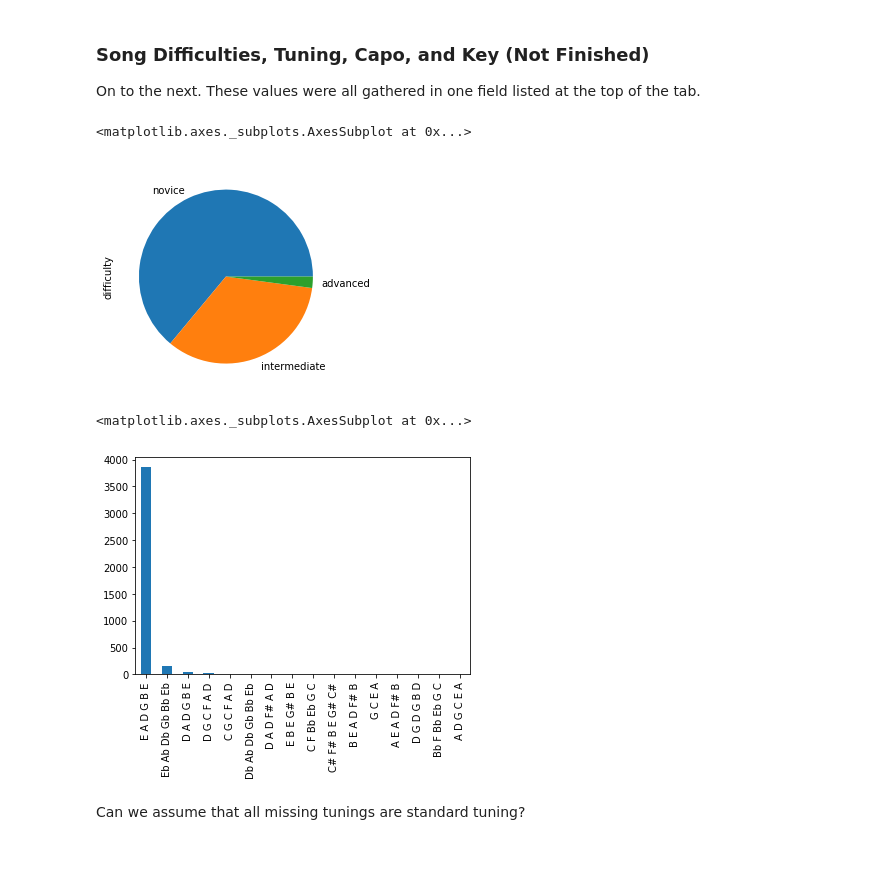
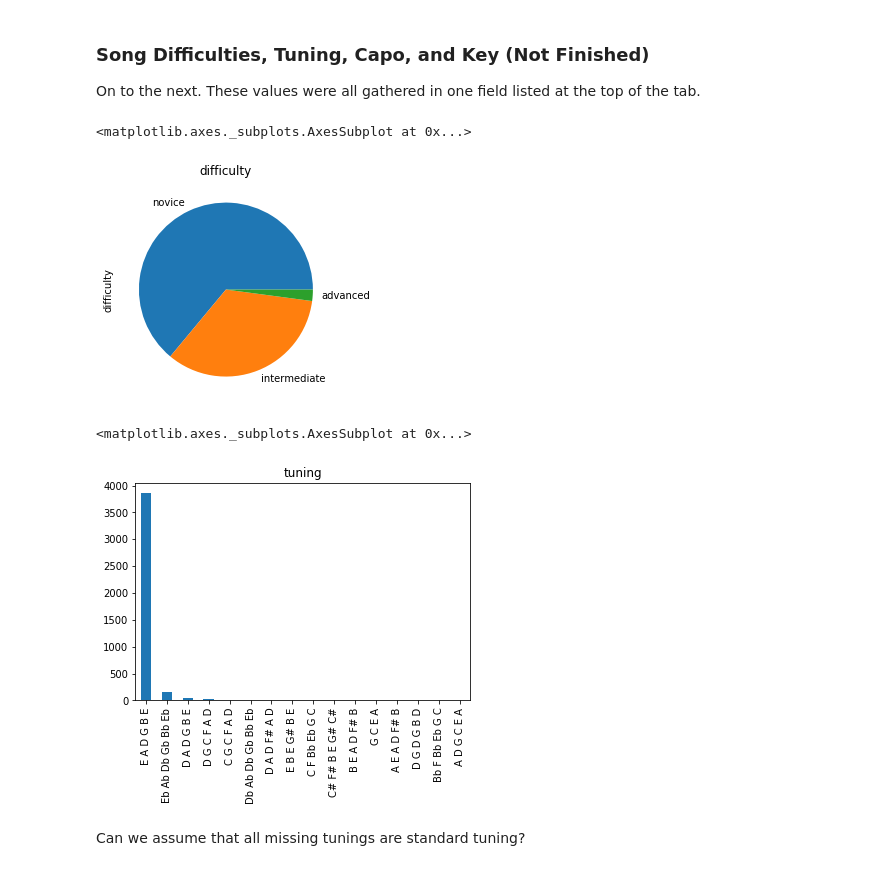
Before and after one commit to eshantarneja/chordTheoryAnalysis, a Jupyter notebook: dataCleaning/Guitar Chords Exploratory Data Analysis.ipynb, the cells around one changed output. Saved outputs shown, nothing was run; the diff lists cells and outputs as text; code cells hidden in the pictures.

```diff
--- a/dataCleaning/Guitar Chords Exploratory Data Analysis.ipynb
+++ b/dataCleaning/Guitar Chords Exploratory Data Analysis.ipynb
@@ -364,15 +311,15 @@ Wow Adele really dominates this list, tons of songs with multiple versions.
 
 On to the next. These values were all gathered in one field listed at the top of the tab.
 # %%
-df.difficulty.value_counts().plot(kind='pie')
+df.difficulty.value_counts().plot(kind='pie', title='difficulty')
 # %% [output]
 <matplotlib.axes._subplots.AxesSubplot at 0x...>
-[figure, old version]
+[figure, new version]
 # %%
-df.tuning.value_counts().plot(kind='bar')
+df.tuning.value_counts().plot(kind='bar', title='tuning')
 # %% [output]
 <matplotlib.axes._subplots.AxesSubplot at 0x...>
-[figure, old version]
+[figure, new version]
 # %% [markdown]
 Can we assume that all missing tunings are standard tuning?
 # %%
```
Also changed, not shown: parts of 37 cells of this notebook, 2 other files.
